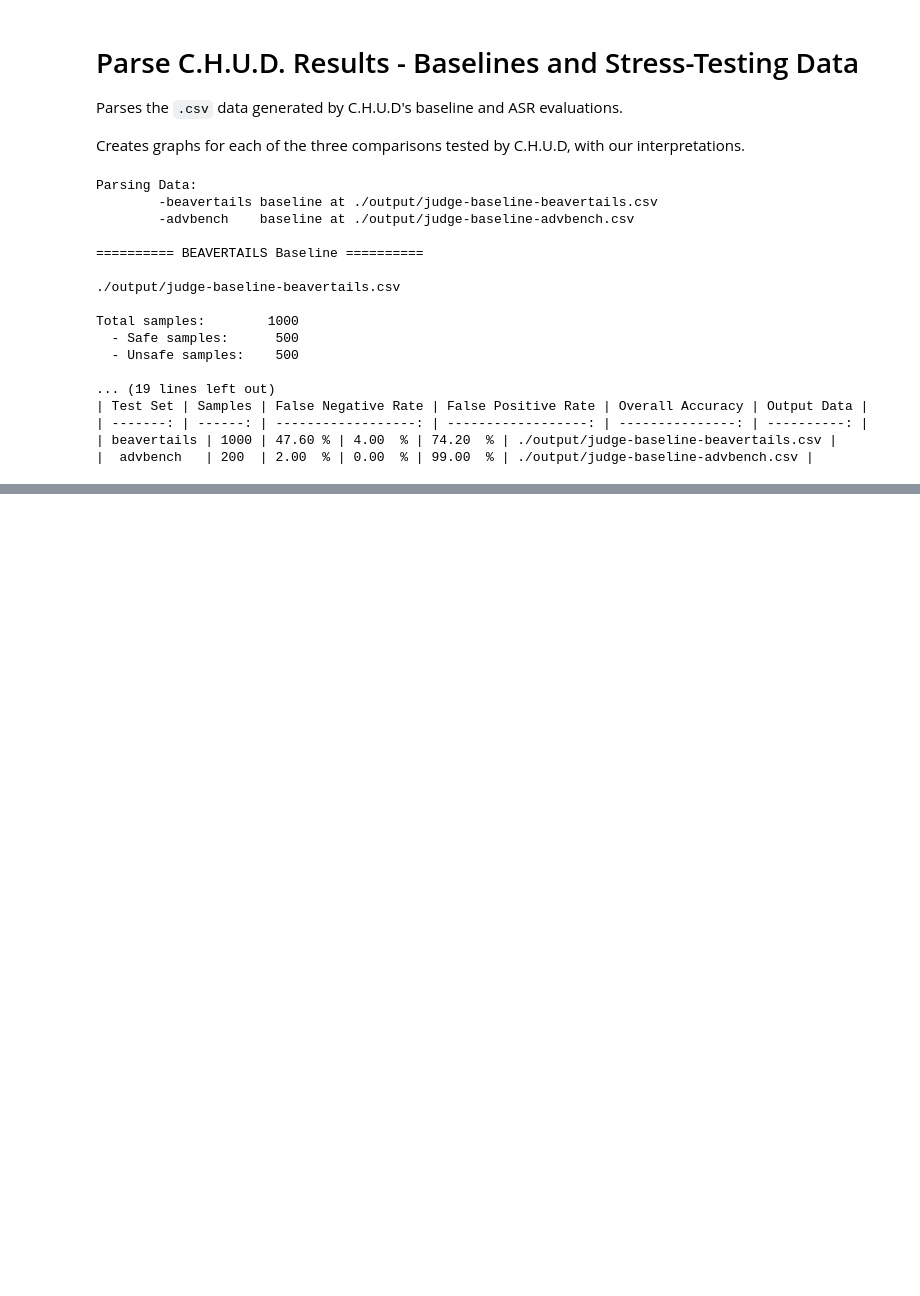
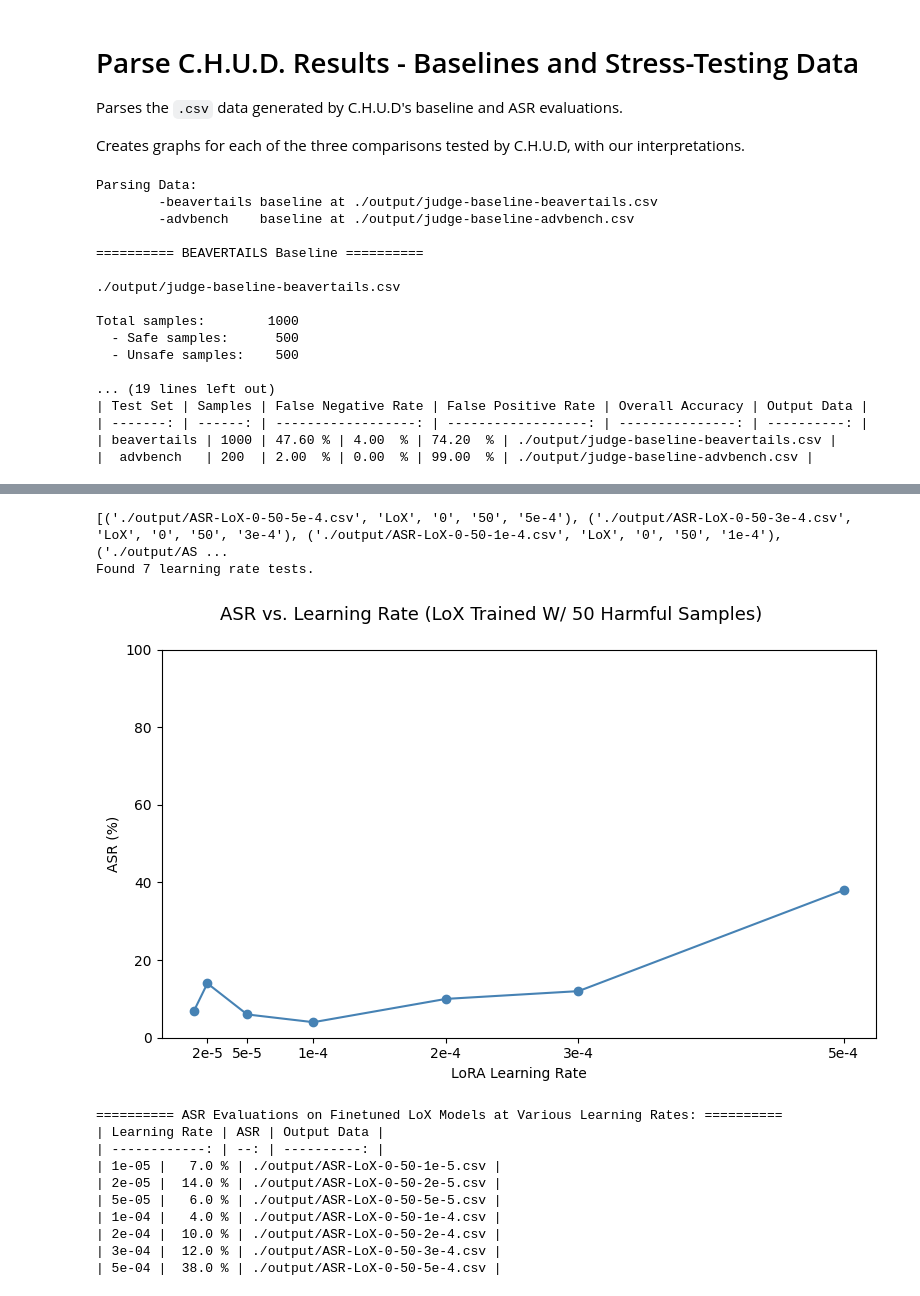
Before and after one commit to jmtorr3/C.H.U.D., a Jupyter notebook: CHUD-scripts/chud_results.ipynb, the cells around one changed output, grey strips where cells are left out. Drawn from its saved outputs; the diff is of its cells as text; code cells hidden in the pictures; blank space fills up the shorter version.

```diff
--- a/CHUD-scripts/chud_results.ipynb
+++ b/CHUD-scripts/chud_results.ipynb
@@ -263,2 +304,76 @@ Chat ASR Data Found: 13 files
 # %%
-# 3. Learning rate test, ASR vs. LR for
+# 3. Learning rate test, ASR vs. LR for LoX-Defended Model
+evaluation_data = [
+    (os.path.join(DATA_DIR, path), *match.groups())
+    for path in os.listdir(DATA_DIR)
+    if (match := re.match(LR_RESULTS_PATTERN, path))
+]
+print(evaluation_data)
+
+if PRINT_RESULTS:
+    if evaluation_data:
+        print(f"Found {len(evaluation_data)} learning rate tests.")
+    else:
+        print(f"No LoX ASR evaluation data files found at {DATA_DIR}")
+
+evaluation_results = []
+for path, base, n_gsm, n_bt, lr in evaluation_data:
+    results = pd.read_csv(path)
+    assert 'score' in results.columns, "CSV does not contain the expected columns..."
+    scores = results['score']
+    asr = 100 * scores[scores == 1].count() / len(scores)
+    evaluation_results.append((float(lr), asr, path))
+evaluation_results = sorted(evaluation_results)
+
+if CREATE_GRAPHS:
+
+    # ===== ASR vs. Learning Rate, LoX finetuned with 50 BT samples =====
+    fig1, ax1 = plt.subplots(1, 1, figsize=(8, 5), sharey=True)
+    fig1.suptitle("ASR vs. Learning Rate (LoX Trained W/ 50 Harmful Samples)", fontsize=13)
+
+    labels = [ "2e-5", "5e-5", "1e-4", "2e-4", "3e-4", "5e-4"]
+    ticks  = [2e-5, 5e-5, 1e-4, 2e-4, 3e-4, 5e-4]
+    ax1.xaxis.set_major_locator(FixedLocator(ticks))
+    ax1.get_xaxis().set_major_formatter(FixedFormatter(labels))
+
+    # ax1.set_xscale('log')
+    ax1.set_xlabel("LoRA Learning Rate")
+    ax1.set_ylabel("ASR (%)")
+    ax1.set_ylim(0, 100)
+
+    if evaluation_results:
+        x, y = zip(*((lr, asr) for lr, asr, *_ in evaluation_results))
+        ax1.plot(x, y, marker='o', color='steelblue')
+
+    fig1.tight_layout()
+    plt.show()
+
+if CREATE_MARKDOWN_TABLES:
+    cols = ['Learning Rate', 'ASR', 'Output Data']
+    header  = '| ' + ' | '.join(cols) + " |\n"
+    header += "| " + ' | '.join('-' * (len(col)-1) + ":" for col in cols) + " |\n"
+
+    print("="*10 + " ASR Evaluations on Finetuned LoX Models at Various Learning Rates: " + "="*10)
+    table = header
+    for lr, asr, path in evaluation_results:
+        table += (
+            f"| "
+            f"{lr:>5.0e} | "
+            f"{asr:>5} % | "
+            f"{path} |\n"
+        )
+    print(table)
+# %% [output]
+[('./output/ASR-LoX-0-50-5e-4.csv', 'LoX', '0', '50', '5e-4'), ('./output/ASR-LoX-0-50-3e-4.csv', 'LoX', '0', '50', '3e-4'), ('./output/ASR-LoX-0-50-1e-4.csv', 'LoX', '0', '50', '1e-4'), ('./output/AS ...
+Found 7 learning rate tests.
+[figure, added]
+========== ASR Evaluations on Finetuned LoX Models at Various Learning Rates: ==========
+| Learning Rate | ASR | Output Data |
+| ------------: | --: | ----------: |
+| 1e-05 |   7.0 % | ./output/ASR-LoX-0-50-1e-5.csv |
+| 2e-05 |  14.0 % | ./output/ASR-LoX-0-50-2e-5.csv |
+| 5e-05 |   6.0 % | ./output/ASR-LoX-0-50-5e-5.csv |
+| 1e-04 |   4.0 % | ./output/ASR-LoX-0-50-1e-4.csv |
+| 2e-04 |  10.0 % | ./output/ASR-LoX-0-50-2e-4.csv |
+| 3e-04 |  12.0 % | ./output/ASR-LoX-0-50-3e-4.csv |
+| 5e-04 |  38.0 % | ./output/ASR-LoX-0-50-5e-4.csv |
```
Also changed, not shown: parts of 2 cells of this notebook, 5 other files.
